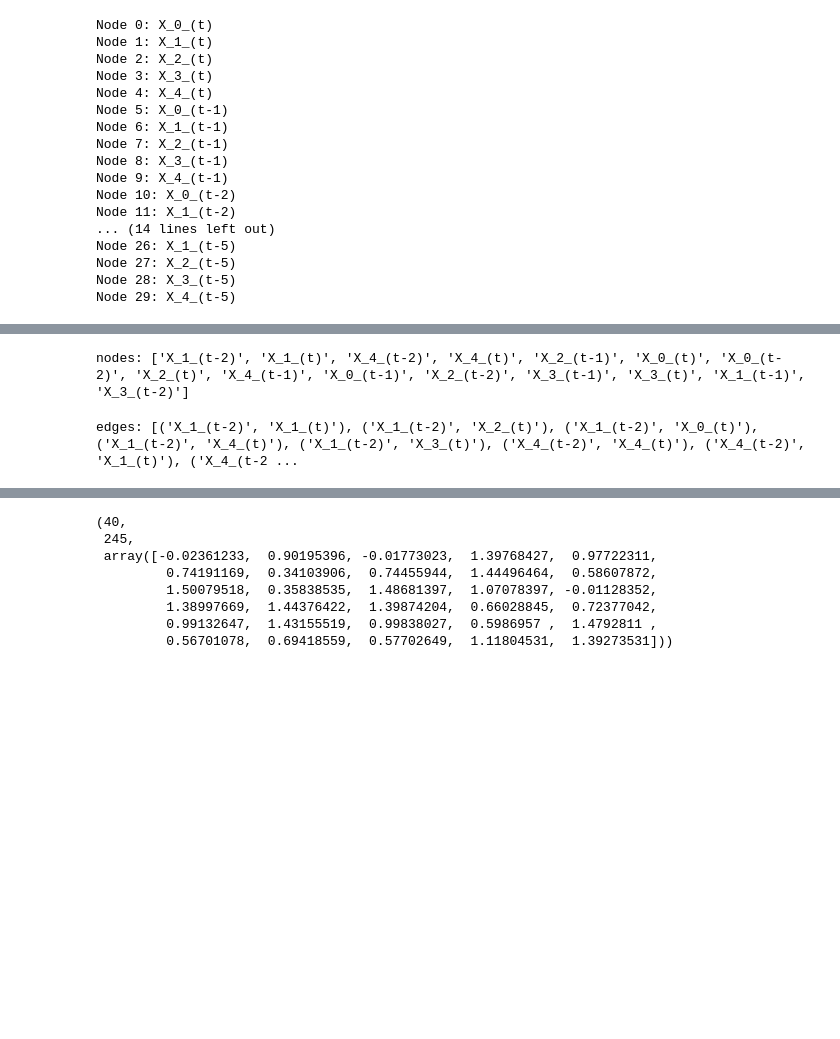
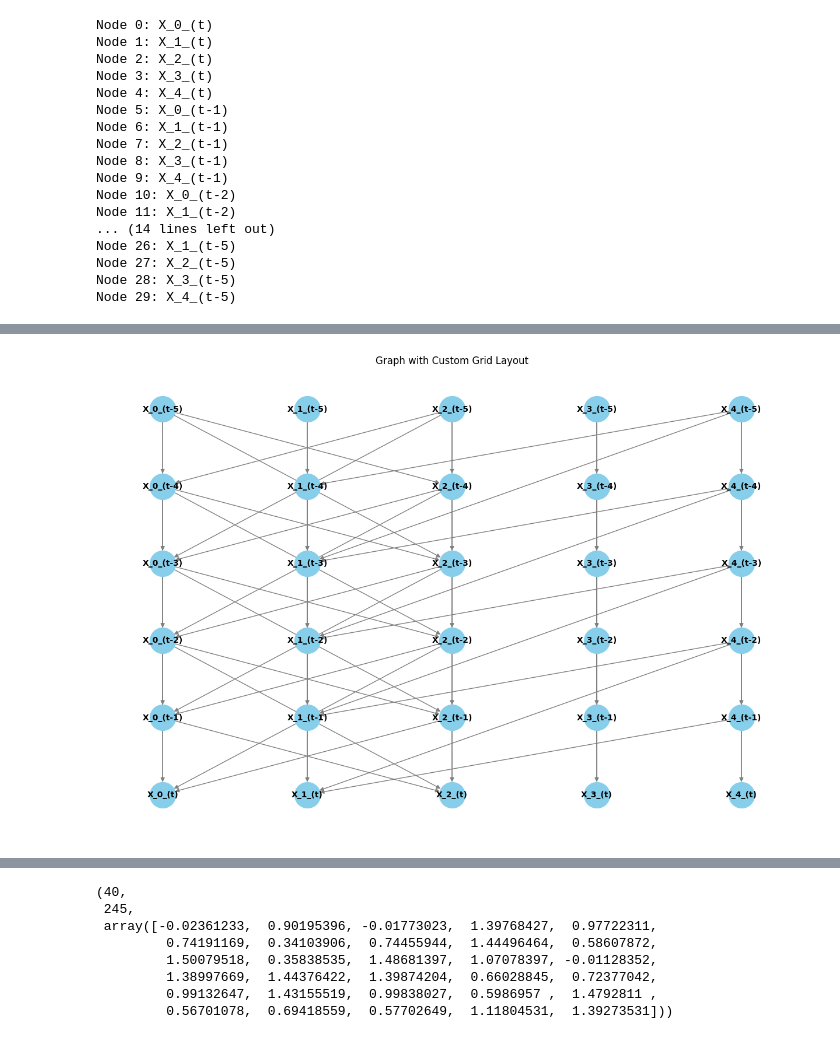
Before and after one commit to jacopoUCL/td2c, a Jupyter notebook: notebooks/contributions/td2c_extesions/IterativeTD2C.ipynb, the cells around one changed output, grey strips where cells are left out. Saved outputs shown, nothing was run; the diff lists cells and outputs as text; code cells hidden in the pictures; blank space fills up the shorter version.

```diff
--- a/notebooks/contributions/td2c_extesions/IterativeTD2C.ipynb
+++ b/notebooks/contributions/td2c_extesions/IterativeTD2C.ipynb
@@ -3402,24 +3406,26 @@ Node X_4_(t-5): 29
-# %%
-# rename the nodes in the DAGs_2 with the new names
-dags_2_renamed = {}
-for process_id, dags in dags_2.items():
-    dags_2_renamed[process_id] = {}
-    for i, dag in dags.items():
-        new_dag = nx.relabel_nodes(dag, node_mapping)
-        dags_2_renamed[process_id][i] = new_dag
-
-# print the nodes and edges of the first DAG
-print(f'nodes: {dags_2_renamed[1][0].nodes}')
-# %% [output]
-nodes: ['X_1_(t-2)', 'X_1_(t)', 'X_4_(t-2)', 'X_4_(t)', 'X_2_(t-1)', 'X_0_(t)', 'X_0_(t-2)', 'X_2_(t)', 'X_4_(t-1)', 'X_0_(t-1)', 'X_2_(t-2)', 'X_3_(t-1)', 'X_3_(t)', 'X_1_(t-1)', 'X_3_(t-2)']
-# %%
-# rename the edges of the dags_2_renamed
-for process_id, dags in dags_2_renamed.items():
-    for i, dag in dags.items():
-        for edge in dag.edges:
-            dag.edges[edge]['weight'] = 1
-
-# print the edges of the first DAG
-print(f'edges: {dags_2_renamed[1][0].edges}')
-# %% [output]
-edges: [('X_1_(t-2)', 'X_1_(t)'), ('X_1_(t-2)', 'X_2_(t)'), ('X_1_(t-2)', 'X_0_(t)'), ('X_1_(t-2)', 'X_4_(t)'), ('X_1_(t-2)', 'X_3_(t)'), ('X_4_(t-2)', 'X_4_(t)'), ('X_4_(t-2)', 'X_1_(t)'), ('X_4_(t-2 ...
+# %%
+# Create figure and axis
+plt.figure(figsize=(12, 8))
+
+# Define node positions manually
+pos = {
+    'X_0_(t-5)': (0, 5), 'X_1_(t-5)': (1, 5), 'X_2_(t-5)': (2, 5), 'X_3_(t-5)': (3, 5), 'X_4_(t-5)': (4, 5),
+    'X_0_(t-4)': (0, 4), 'X_1_(t-4)': (1, 4), 'X_2_(t-4)': (2, 4), 'X_3_(t-4)': (3, 4), 'X_4_(t-4)': (4, 4),
+    'X_0_(t-3)': (0, 3), 'X_1_(t-3)': (1, 3), 'X_2_(t-3)': (2, 3), 'X_3_(t-3)': (3, 3), 'X_4_(t-3)': (4, 3),
+    'X_0_(t-2)': (0, 2), 'X_1_(t-2)': (1, 2), 'X_2_(t-2)': (2, 2), 'X_3_(t-2)': (3, 2), 'X_4_(t-2)': (4, 2),
+    'X_0_(t-1)': (0, 1), 'X_1_(t-1)': (1, 1), 'X_2_(t-1)': (2, 1), 'X_3_(t-1)': (3, 1), 'X_4_(t-1)': (4, 1),
+    'X_0_(t)': (0, 0), 'X_1_(t)': (1, 0), 'X_2_(t)': (2, 0), 'X_3_(t)': (3, 0), 'X_4_(t)': (4, 0)
+}
+
+# Draw the graph with the manually set positions
+nx.draw(old_dags_renamed[0], pos, with_labels=True, node_size=1000,
+        node_color='skyblue', font_size=10, font_weight='bold',
+        font_color='black', edge_color='gray')
+
+# Set title
+plt.title('Graph with Custom Grid Layout')
+
+# Show plot
+plt.show()
+# %% [output]
+[figure, added]
```
Also changed, not shown: parts of 7 cells of this notebook.
